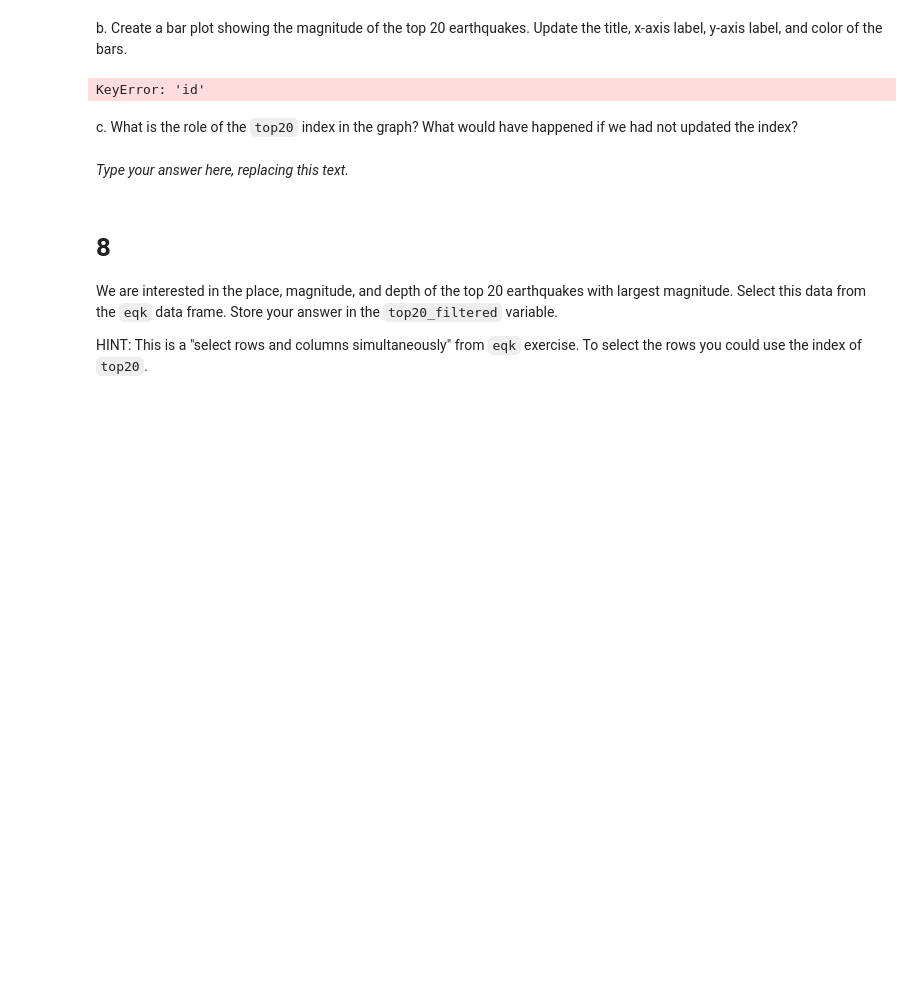
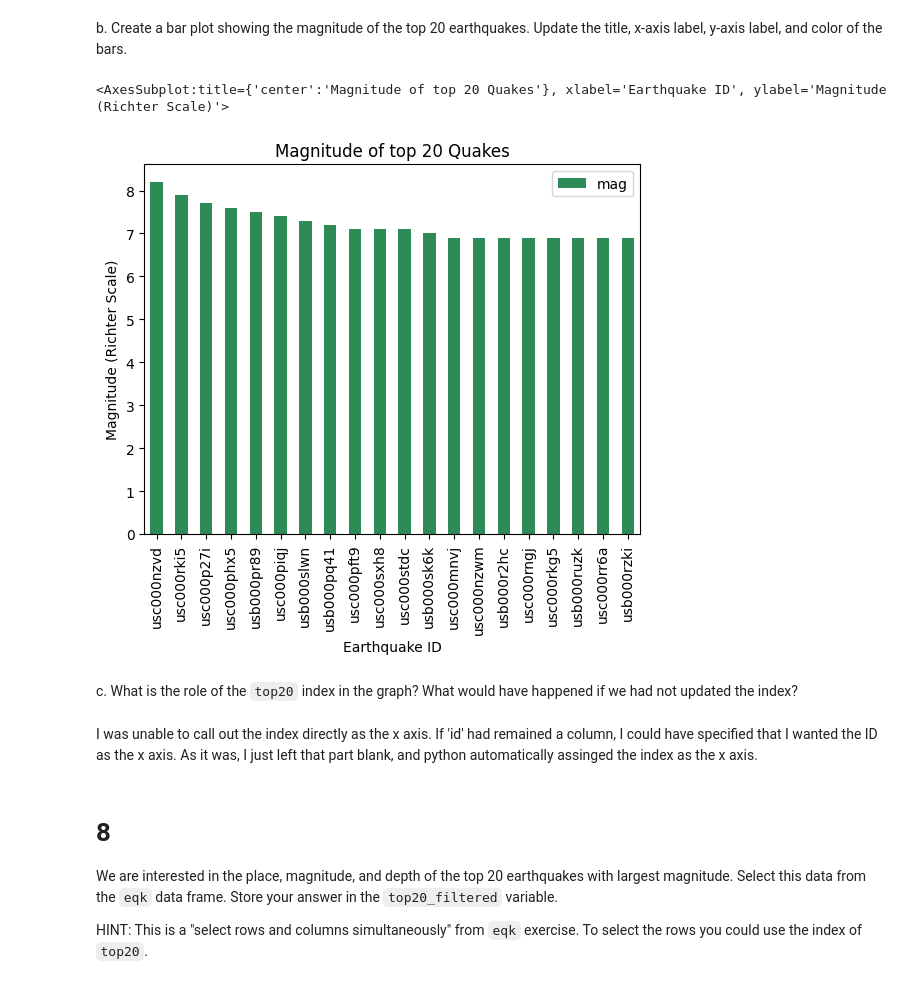
Before and after one commit to jorb1/eds220-hwk1, a Jupyter notebook: hwk1-task3-earthquakes.ipynb, the cells around one changed output. Saved outputs shown, nothing was run; the diff lists cells and outputs as text; code cells hidden in the pictures; blank space fills up the shorter version.

```diff
--- a/hwk1-task3-earthquakes.ipynb
+++ b/hwk1-task3-earthquakes.ipynb
@@ -194,22 +194,22 @@ top20
 b. Create a bar plot showing the magnitude of the top 20 earthquakes. Update the title, x-axis label, y-axis label, and color of the bars.
 # %%
 top20.plot(kind='bar',
-           x='id',
            y='mag',
           title='Magnitude of top 20 Quakes',
           xlabel="Earthquake ID",
           ylabel='Magnitude (Richter Scale)',
           color="seagreen")
 # %% [output]
-KeyError: 'id'
+<AxesSubplot:title={'center':'Magnitude of top 20 Quakes'}, xlabel='Earthquake ID', ylabel='Magnitude (Richter Scale)'>
+[figure, added]
 # %% [markdown]
 <!-- END QUESTION -->
 
 <!-- BEGIN QUESTION -->
 
 c. What is the role of the `top20` index in the graph? What would have happened if we had not updated the index?
-# %% [markdown]
-_Type your answer here, replacing this text._
+# %% [markdown]
+I was unable to call out the index directly as the x axis. If 'id' had remained a column, I could have specified that I wanted the ID as the x axis. As it was, I just left that part blank, and python automatically assinged the index as the x axis.
 # %% [markdown]
 <!-- END QUESTION -->
 
```
